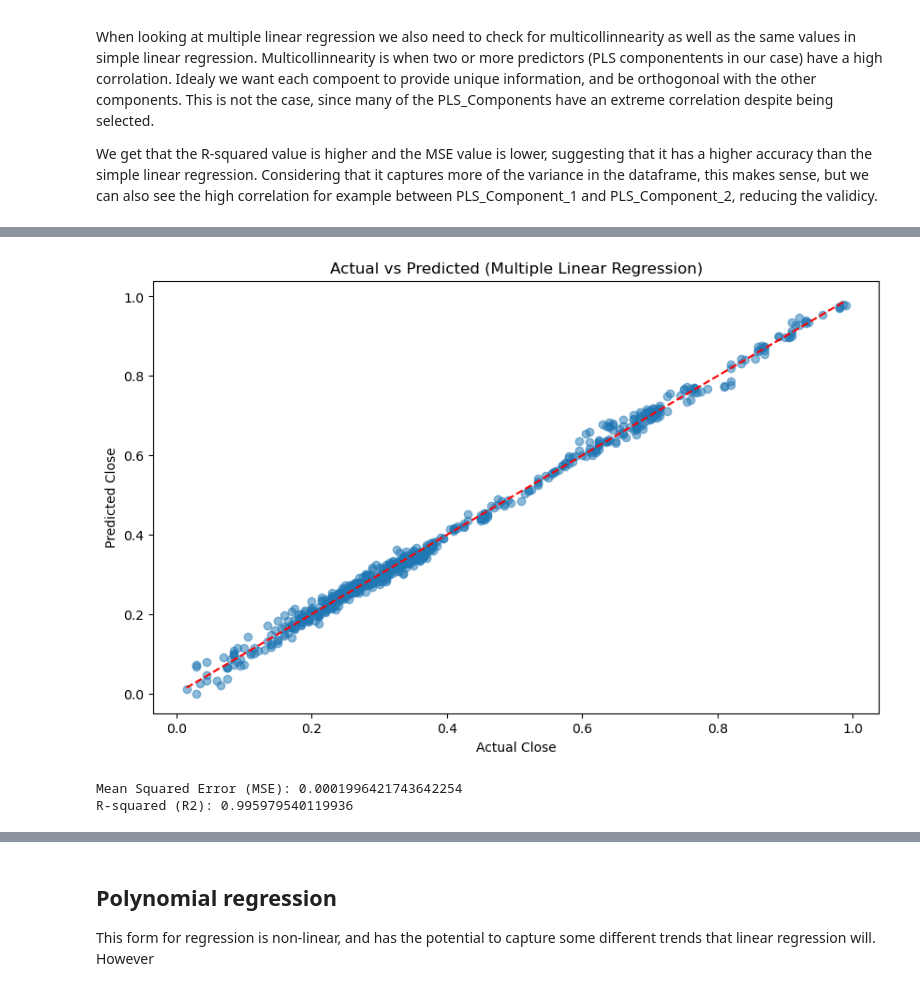
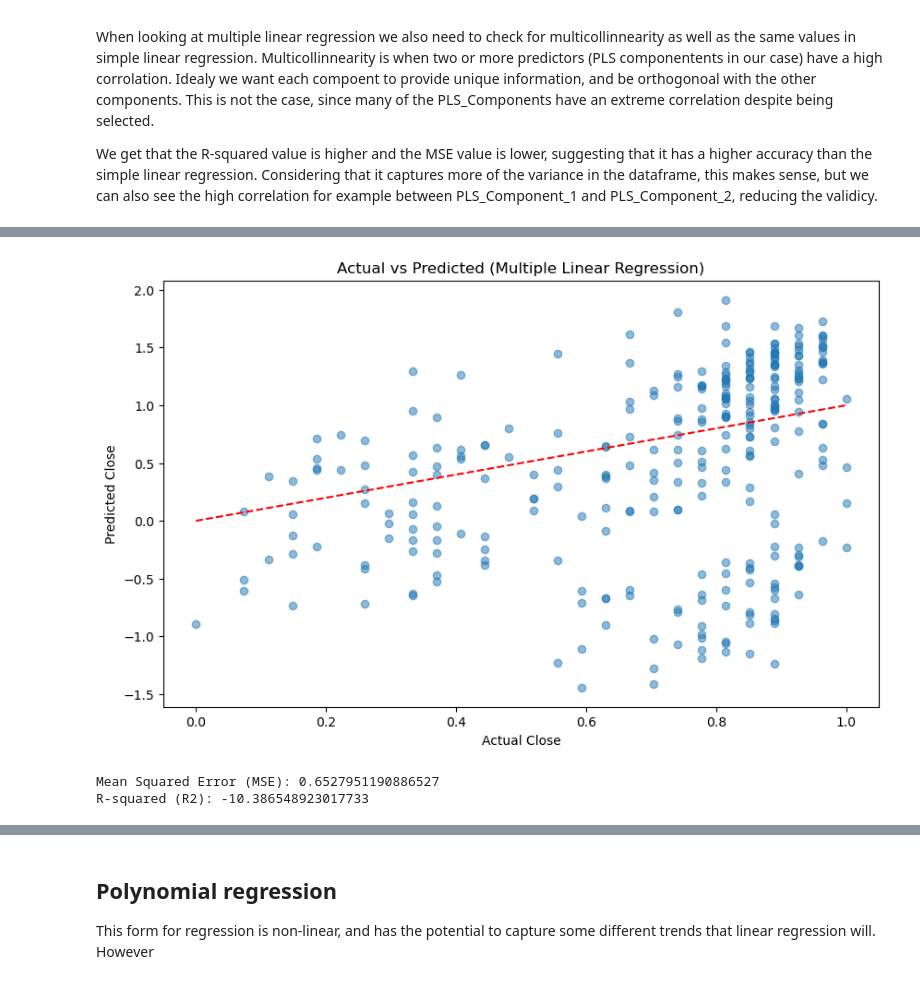
Before and after one commit to Anders-Stubberud/IT3212, a Jupyter notebook: assignment_3/regression.ipynb, the cells around one changed output, grey strips where cells are left out. Cells and saved outputs as stored; diff of their text form; code cells hidden in the pictures.

```diff
--- a/assignment_3/regression.ipynb
+++ b/assignment_3/regression.ipynb
@@ -7,3 +7,6 @@ import matplotlib.pyplot as plt
 import seaborn as sns
 # For CSV
 df = pd.read_csv("klar_for_oppgave_5.csv")
+df_test = pd.read_csv("test.csv")
+df_train = pd.read_csv("train.csv")
+df_val = pd.read_csv("validation.csv")
@@ -19,3 +13,21 @@ X_train, X_test, y_train, y_test = train_test_split(X, y, test_size=0.2, random_
+# %%
+# Define the features (PLS components)
+X_train = df_train.drop(columns=["Close","Date"])  # Drop the target column
+
+# Define the target (Close price)
+y_train = df_train["Close"]
+
+# Define the features (PLS components)
+X_val = df_val.drop(columns=["Close","Date"])  # Drop the target column
+
+# Define the target (Close price)
+y_val = df_val["Close"]
+
+# Define the features (PLS components)
+X_test = df_test.drop(columns=["Close","Date"])  # Drop the target column
+
+# Define the target (Close price)
+Y_test = df_test["Close"]
 # %% [markdown]
 # Implementing Regression
 
@@ -195,42 +284,36 @@ We get that the R-squared value is higher and the MSE value is lower, suggesting
 # %%
 import numpy as np
 import pandas as pd
 import matplotlib.pyplot as plt
 from sklearn.linear_model import LinearRegression
 from sklearn.model_selection import train_test_split
 from sklearn.metrics import mean_squared_error, r2_score
 
-# Assuming df is your dataframe and you've selected the features and target
-X = df[['PLS_Component_1', 'PLS_Component_2', 'PLS_Component_3', 'PLS_Component_4',
-        'PLS_Component_5', 'PLS_Component_8', 'PLS_Component_9', 'PLS_Component_10', 'PLS_Component_12']]
-y = df['Close']
 
-# Split data into training and testing sets (80% train, 20% test)
-X_train, X_test, y_train, y_test = train_test_split(X, y, test_size=0.2, random_state=42)
 
 # Initialize and fit the Linear Regression model
 model = LinearRegression()
 model.fit(X_train, y_train)
 
 # Make predictions on the test set
-y_pred = model.predict(X_test)
+y_pred = model.predict(X_val)
 
 # Plotting the predicted vs actual values
 plt.figure(figsize=(10, 6))
-plt.scatter(y_test, y_pred, alpha=0.5)
-plt.plot([min(y_test), max(y_test)], [min(y_test), max(y_test)], color='red', linestyle='--')
+plt.scatter(y_val, y_pred, alpha=0.5)
+plt.plot([min(y_val), max(y_val)], [min(y_val), max(y_val)], color='red', linestyle='--')
 plt.title('Actual vs Predicted (Multiple Linear Regression)')
 plt.xlabel('Actual Close')
 plt.ylabel('Predicted Close')
 plt.show()
 # Calculate performance metrics
-mse = mean_squared_error(y_test, y_pred)
-r2 = r2_score(y_test, y_pred)
+mse = mean_squared_error(y_val, y_pred)
+r2 = r2_score(y_val, y_pred)
 
 # Output the performance metrics
 print(f"Mean Squared Error (MSE): {mse}")
 print(f"R-squared (R2): {r2}")
 # %% [output]
-[figure, old version]
+[figure, new version]
-Mean Squared Error (MSE): 0.0001996421743642254
-R-squared (R2): 0.995979540119936
+Mean Squared Error (MSE): 0.6527951190886527
+R-squared (R2): -10.386548923017733
```
Also changed, not shown: parts of 16 cells of this notebook, 2 other files.
